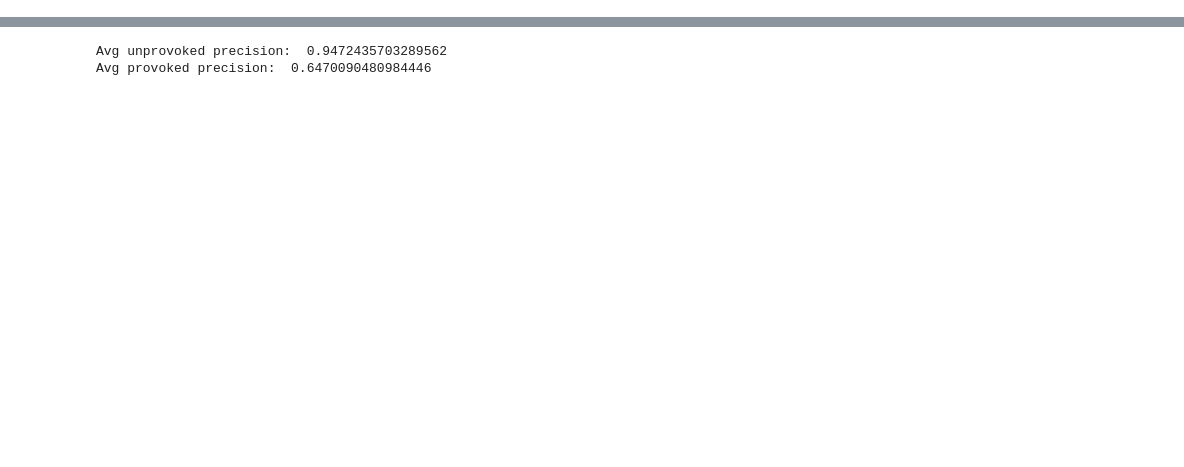
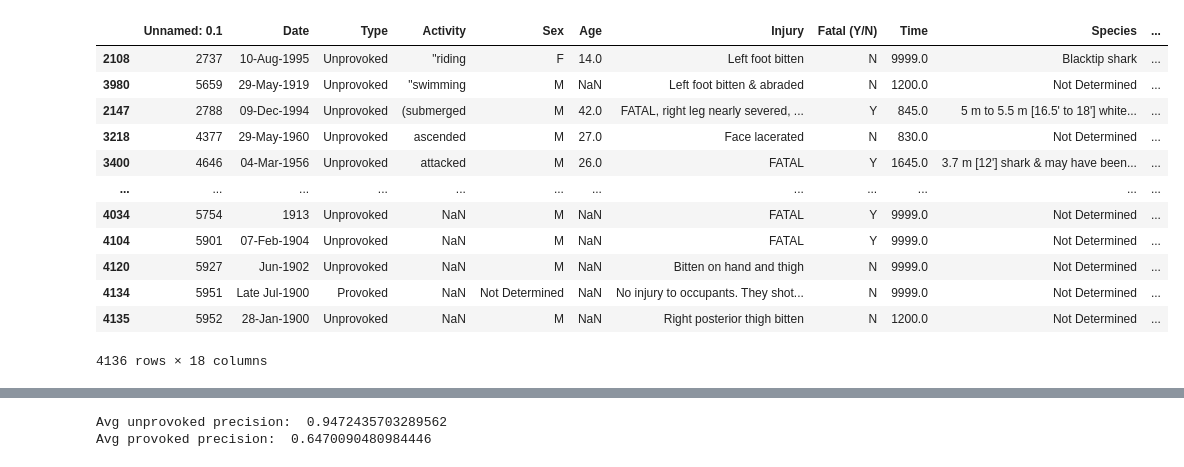
Before and after one commit to joshuapalicka/SharkAttackAnalysis, a Jupyter notebook: model_creation_cleaned_data.ipynb, the cells around one changed output, grey strips where cells are left out. Saved outputs shown, nothing was run; the diff lists cells and outputs as text; code cells hidden in the pictures; blank space fills up the shorter version.

```diff
--- a/model_creation_cleaned_data.ipynb
+++ b/model_creation_cleaned_data.ipynb
@@ -32,3 +48,19 @@ dtype: int64
+# %%
+shark_data_unclean.sort_values("Activity")
+# %% [output]
+|  | Unnamed: 0.1 | Date | Type | Activity | Sex | Age | Injury | Fatal (Y/N) | Time | Species | ... |
+| 2108 | 2737 | 10-Aug-1995 | Unprovoked | "riding | F | 14.0 | Left foot bitten | N | 9999.0 | Blacktip shark | ... |
+| 3980 | 5659 | 29-May-1919 | Unprovoked | "swimming | M | NaN | Left foot bitten & abraded | N | 1200.0 | Not Determined | ... |
+| 2147 | 2788 | 09-Dec-1994 | Unprovoked | (submerged | M | 42.0 | FATAL, right leg nearly severed, ... | Y | 845.0 | 5 m to 5.5 m [16.5' to 18'] white... | ... |
+| 3218 | 4377 | 29-May-1960 | Unprovoked | ascended | M | 27.0 | Face lacerated | N | 830.0 | Not Determined | ... |
+| 3400 | 4646 | 04-Mar-1956 | Unprovoked | attacked | M | 26.0 | FATAL | Y | 1645.0 | 3.7 m [12'] shark & may have been... | ... |
+| ... | ... | ... | ... | ... | ... | ... | ... | ... | ... | ... | ... |
+| 4034 | 5754 | 1913 | Unprovoked | NaN | M | NaN | FATAL | Y | 9999.0 | Not Determined | ... |
+| 4104 | 5901 | 07-Feb-1904 | Unprovoked | NaN | M | NaN | FATAL | Y | 9999.0 | Not Determined | ... |
+| 4120 | 5927 | Jun-1902 | Unprovoked | NaN | M | NaN | Bitten on hand and thigh | N | 9999.0 | Not Determined | ... |
+| 4134 | 5951 | Late Jul-1900 | Provoked | NaN | Not Determined | NaN | No injury to occupants. They shot... | N | 9999.0 | Not Determined | ... |
+| 4135 | 5952 | 28-Jan-1900 | Unprovoked | NaN | M | NaN | Right posterior thigh bitten | N | 1200.0 | Not Determined | ... |
+4136 rows × 18 columns
 # %%
 shark_data_unclean.columns
 # %% [output]
```
Also changed, not shown: parts of 7 cells of this notebook, 2 other files.
